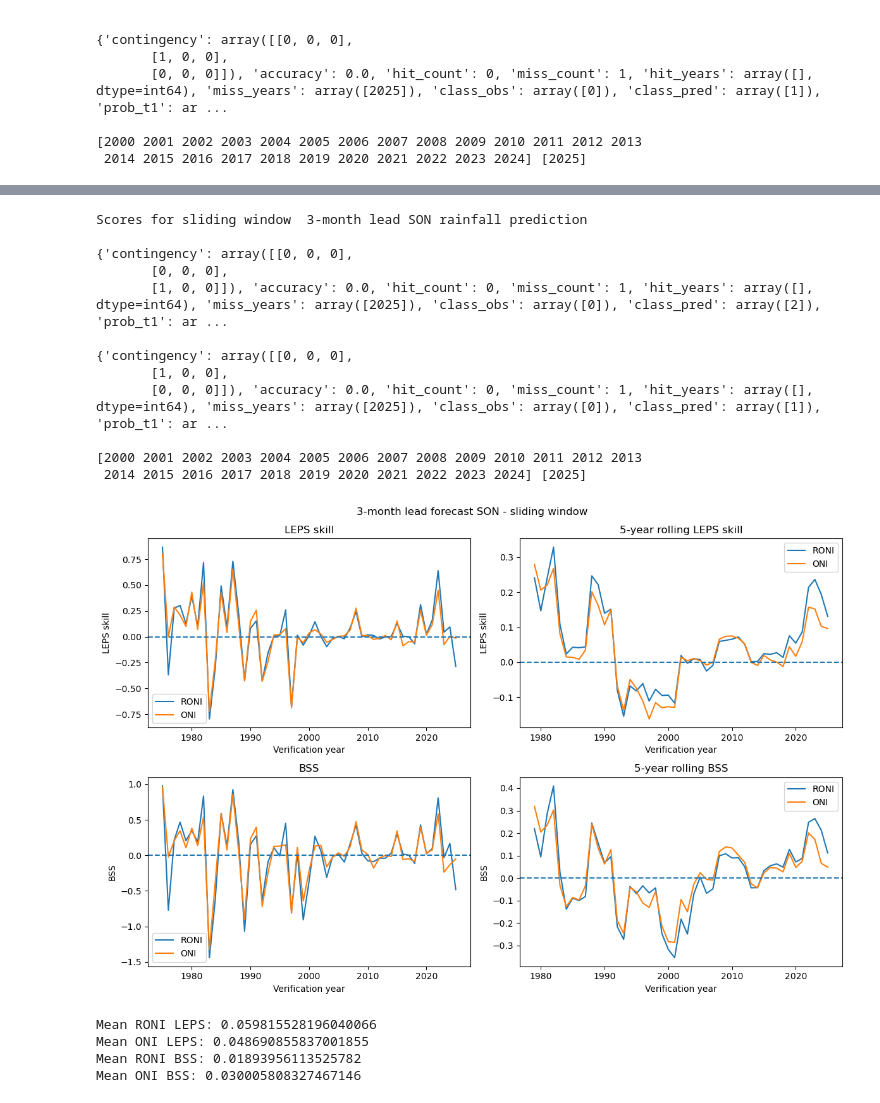
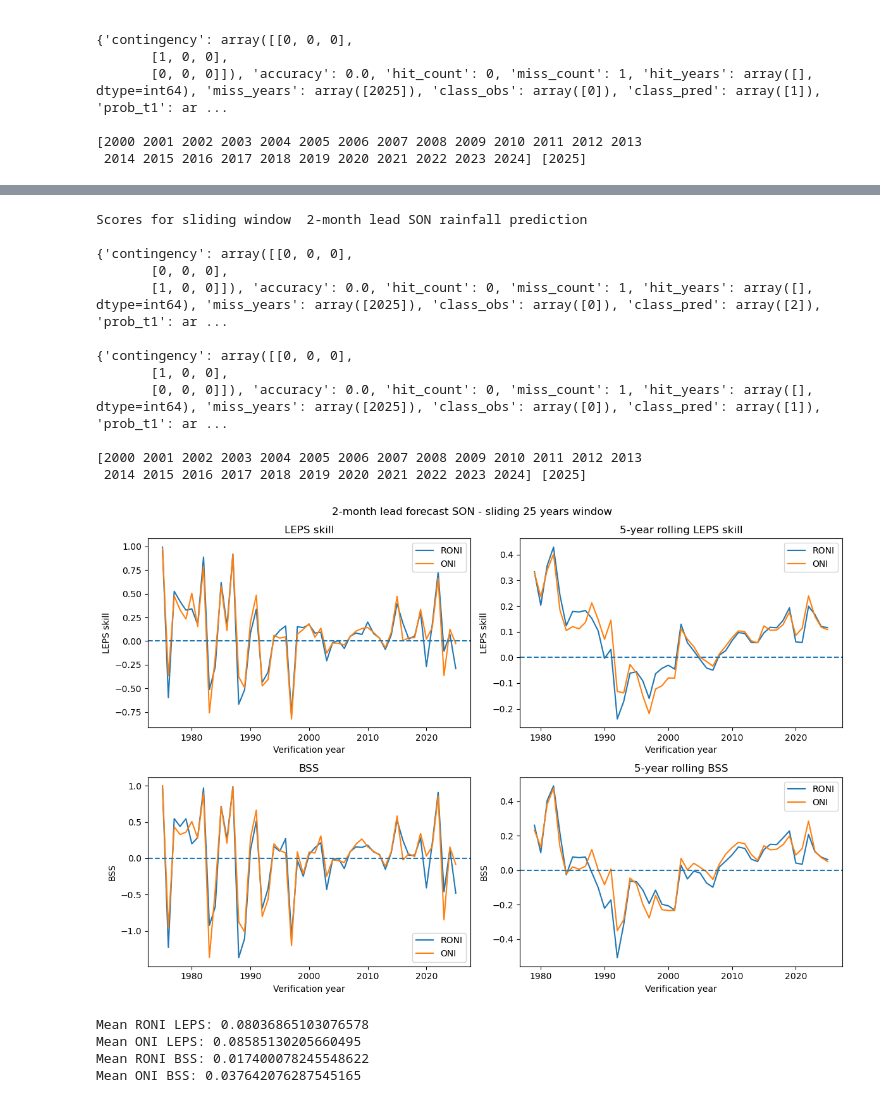
Before and after one commit to Rush74/statistical_enso, a Jupyter notebook: test3_LDA.ipynb, the cells around one changed output, grey strips where cells are left out. Drawn from its saved outputs; the diff is of its cells as text; code cells hidden in the pictures.

```diff
--- a/test3_LDA.ipynb
+++ b/test3_LDA.ipynb
@@ -896,8 +913,8 @@ Mean ONI BSS: -0.0071448660279314
 
 # 3-1. SKILL: timeseries split (expanding training set)
 Y = mp_son.copy()
-X1 = roni_jja.copy() # 1-month lead
-X2 = oni_jja.copy()
+X1 = roni_jja[:-1].copy() # 1-month lead
+X2 = oni_jja[:-1].copy()
 years = np.arange(1950,2026)
 cv = TimeSeriesSplit(n_splits = 51)
 scores = combo_method_SKL_validation(X1,X2,Y,years,cv)
@@ -1024,15 +1041,15 @@ Mean ONI BSS: 0.0788743049008147
 
 # 3-2. SKILL: timeseries split (expanding training set)
 Y = mp_son.copy()
-X1 = roni_amj[:-1].copy() # 3-month lead
-X2 = oni_amj[:-1].copy()
+X1 = roni_mjj[:-1].copy() # 3-month lead
+X2 = oni_mjj[:-1].copy()
 years = np.arange(1950,2026)
 cv = TimeSeriesSplit(n_splits = 51)
 scores = combo_method_SKL_validation(X1,X2,Y,years,cv)
 
 # results for i iteration
 i = -1
-print('Scores for Timeseriessplit  3-month lead SON rainfall prediction')
+print('Scores for Timeseriessplit  2-month lead SON rainfall prediction')
 print()
 print(scores[i]['roni'])
 print()
@@ -1156,8 +1173,8 @@ Mean ONI BSS: -0.00828595358293478
 
 # 4-1. SKILL: sliding window
 Y = mp_son.copy()
-X1 = roni_jja.copy() # 1-month lead
-X2 = oni_jja.copy()
+X1 = roni_jja[:-1].copy() # 1-month lead
+X2 = oni_jja[:-1].copy()
 years = np.arange(1950,2026)
 cv = TimeSeriesSplit(n_splits = 51, max_train_size = 25, test_size = 1)
 scores = combo_method_SKL_validation(X1,X2,Y,years,cv)
@@ -1290,15 +1307,15 @@ Mean ONI BSS: 0.07783293267179943
 
 # 4-2. SKILL: timeseries split
 Y = mp_son.copy()
-X1 = roni_amj[:-1].copy() # 3-month lead
-X2 = oni_amj[:-1].copy()
+X1 = roni_mjj[:-1].copy() # 3-month lead
+X2 = oni_mjj[:-1].copy()
 years = np.arange(1950,2026)
 cv = TimeSeriesSplit(n_splits = 51, max_train_size = 25, test_size = 1)
 scores = combo_method_SKL_validation(X1,X2,Y,years,cv)
 
 # results for i iteration
 i = -1
-print('Scores for sliding window  3-month lead SON rainfall prediction')
+print('Scores for sliding window  2-month lead SON rainfall prediction')
 print()
 print(scores[i]['roni'])
 print()
@@ -1306,7 +1323,7 @@ print(scores[i]['oni'])
 print()
 print(scores[i]['years_training'], scores[i]['years_verification'])
 # %% [output]
-Scores for sliding window  3-month lead SON rainfall prediction
+Scores for sliding window  2-month lead SON rainfall prediction
 
 {'contingency': array([[0, 0, 0],
        [0, 0, 0],
@@ -1366,36 +1383,36 @@ axes[0, 1].legend()
 axes[1, 0].plot(years_ver, bss_roni, label='RONI')
 axes[1, 0].plot(years_ver, bss_oni, label='ONI')
 axes[1, 0].axhline(0, linestyle='--')
 axes[1, 0].set_title('BSS')
 axes[1, 0].set_xlabel('Verification year')
 axes[1, 0].set_ylabel('BSS')
 axes[1, 0].legend()
 
 # 4. 5-year rolling BSS
 axes[1, 1].plot(years_ver, bss_roni_rolling, label='RONI')
 axes[1, 1].plot(years_ver, bss_oni_rolling, label='ONI')
 axes[1, 1].axhline(0, linestyle='--')
 axes[1, 1].set_title('5-year rolling BSS')
 axes[1, 1].set_xlabel('Verification year')
 axes[1, 1].set_ylabel('BSS')
 axes[1, 1].legend()
 
 
-fig.suptitle('3-month lead forecast SON - sliding window')
+fig.suptitle('2-month lead forecast SON - sliding 25 years window')
 plt.tight_layout()
 plt.show()
 
 
 
 
 print('Mean RONI LEPS:', np.mean(leps_roni))
 print('Mean ONI LEPS:', np.mean(leps_oni))
 
 print('Mean RONI BSS:', np.mean(bss_roni))
 print('Mean ONI BSS:', np.mean(bss_oni))
 # %% [output]
-[figure, old version]
+[figure, new version]
-Mean RONI LEPS: 0.059815528196040066
-Mean ONI LEPS: 0.048690855837001855
-Mean RONI BSS: 0.01893956113525782
-Mean ONI BSS: 0.030005808327467146
+Mean RONI LEPS: 0.08036865103076578
+Mean ONI LEPS: 0.08585130205660495
+Mean RONI BSS: 0.017400078245548622
+Mean ONI BSS: 0.037642076287545165
```
Also changed, not shown: parts of 25 cells of this notebook, 2 other files.
